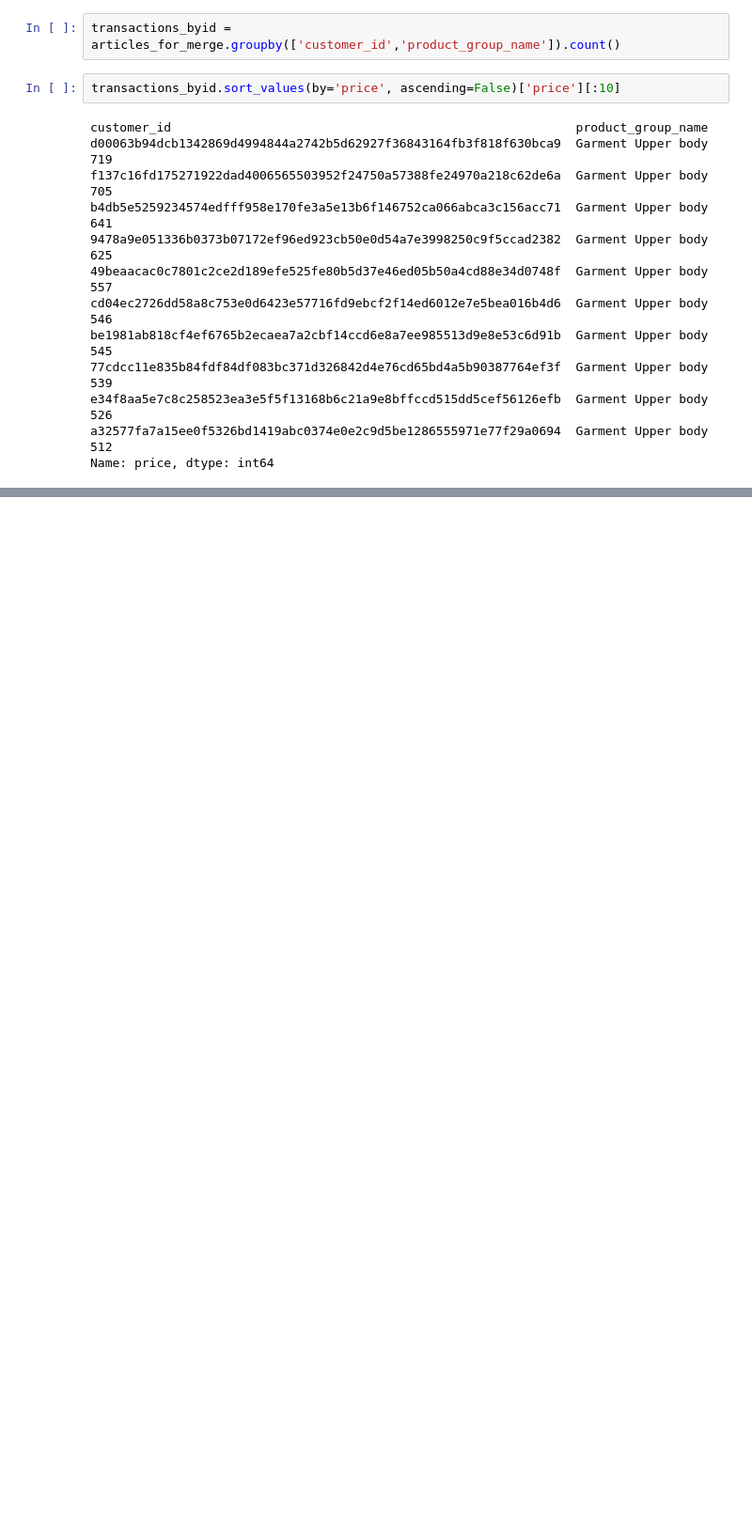
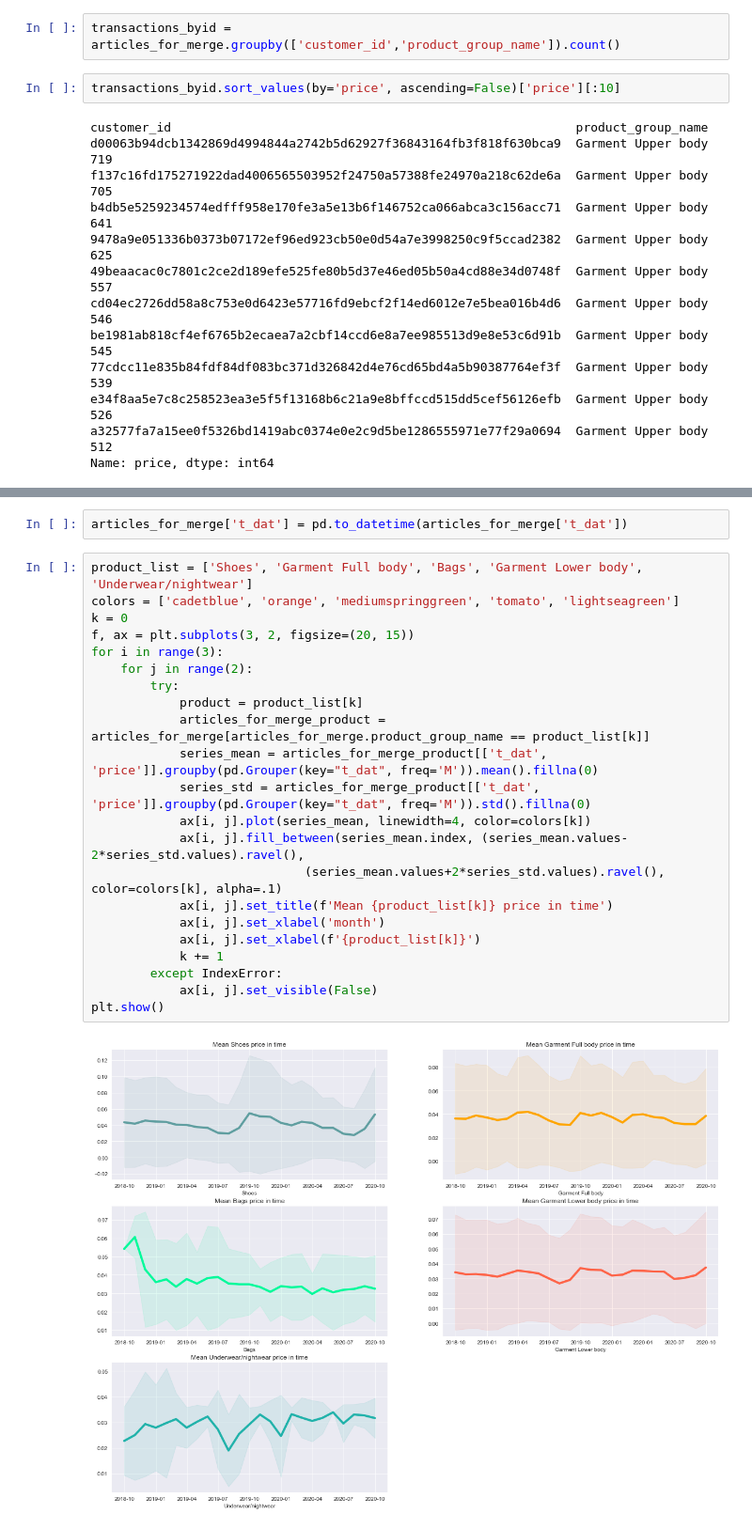
Before and after one commit to MichaelWoo-git/Personalized_Fashion_Recommendations, a Jupyter notebook: Personalization_Recommendation_Sys.ipynb, the cells around one changed output, grey strips where cells are left out. Shown: that part at 94% size. Saved outputs shown, nothing was run; the diff lists cells and outputs as text; blank space fills up the shorter version.

```diff
--- a/Personalization_Recommendation_Sys.ipynb
+++ b/Personalization_Recommendation_Sys.ipynb
@@ -441,0 +323,26 @@ val_ds = val_ds.cache().prefetch(buffer_size=AUTOTUNE)
+# %%
+articles_for_merge['t_dat'] = pd.to_datetime(articles_for_merge['t_dat'])
+# %%
+product_list = ['Shoes', 'Garment Full body', 'Bags', 'Garment Lower body', 'Underwear/nightwear']
+colors = ['cadetblue', 'orange', 'mediumspringgreen', 'tomato', 'lightseagreen']
+k = 0
+f, ax = plt.subplots(3, 2, figsize=(20, 15))
+for i in range(3):
+    for j in range(2):
+        try:
+            product = product_list[k]
+            articles_for_merge_product = articles_for_merge[articles_for_merge.product_group_name == product_list[k]]
+            series_mean = articles_for_merge_product[['t_dat', 'price']].groupby(pd.Grouper(key="t_dat", freq='M')).mean().fillna(0)
+            series_std = articles_for_merge_product[['t_dat', 'price']].groupby(pd.Grouper(key="t_dat", freq='M')).std().fillna(0)
+            ax[i, j].plot(series_mean, linewidth=4, color=colors[k])
+            ax[i, j].fill_between(series_mean.index, (series_mean.values-2*series_std.values).ravel(),
+                             (series_mean.values+2*series_std.values).ravel(), color=colors[k], alpha=.1)
+            ax[i, j].set_title(f'Mean {product_list[k]} price in time')
+            ax[i, j].set_xlabel('month')
+            ax[i, j].set_xlabel(f'{product_list[k]}')
+            k += 1
+        except IndexError:
+            ax[i, j].set_visible(False)
+plt.show()
+# %% [output]
+[figure, added]
```
Also changed, not shown: parts of 53 cells of this notebook, 1 other file.
